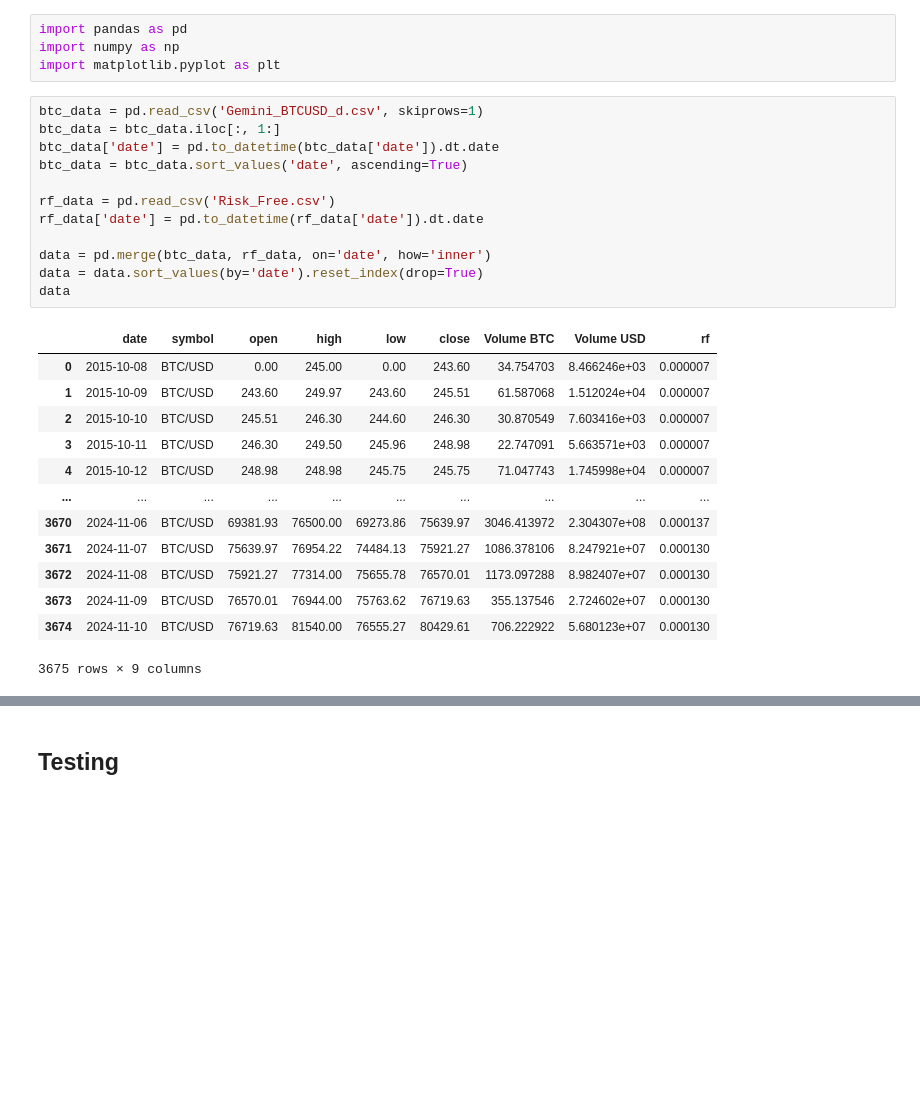
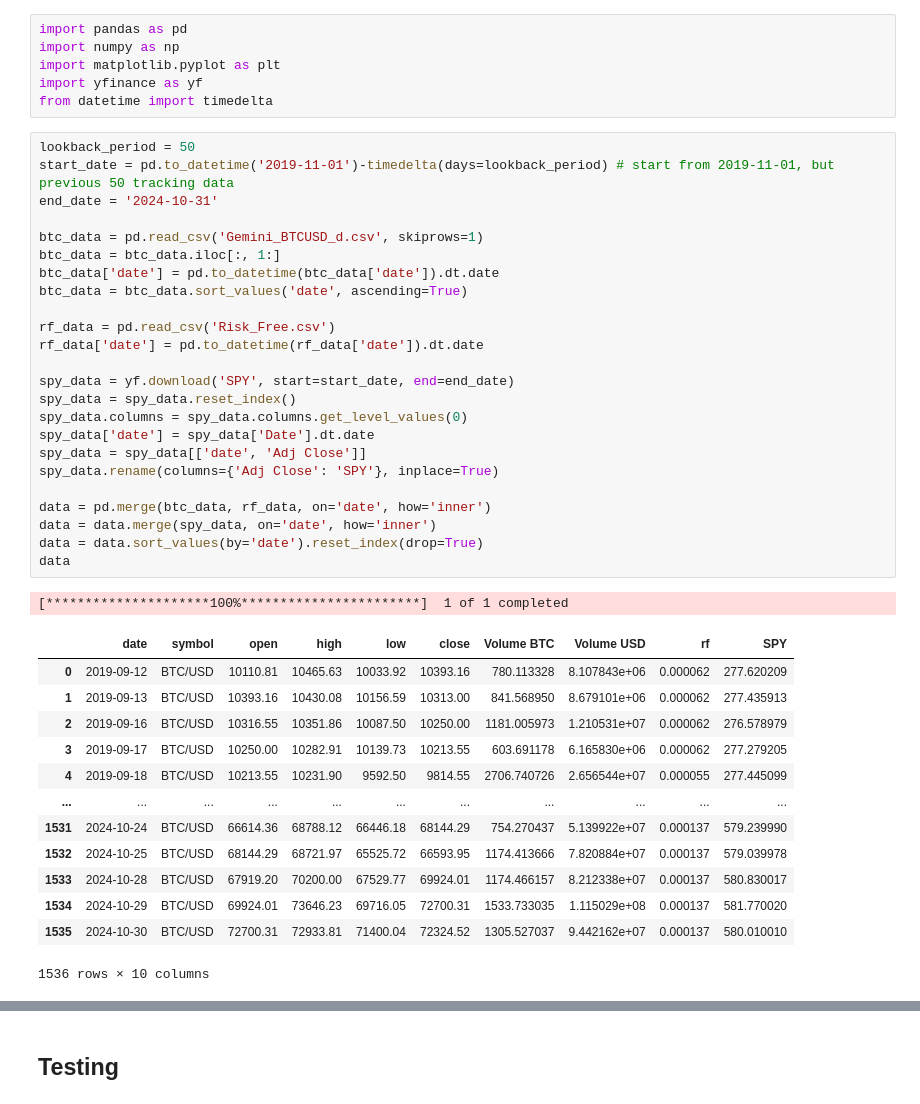
Before and after one commit to memelooody/Bitcoin-Trading-Strategies, a Jupyter notebook: Backtesting.ipynb, the cells around one changed output, grey strips where cells are left out. Cells and saved outputs as stored; diff of their text form; blank space fills up the shorter version.

```diff
--- a/Backtesting.ipynb
+++ b/Backtesting.ipynb
@@ -2,31 +2,46 @@
 import pandas as pd
 import numpy as np
 import matplotlib.pyplot as plt
+import yfinance as yf
+from datetime import timedelta
 # %%
+lookback_period = 50
+start_date = pd.to_datetime('2019-11-01')-timedelta(days=lookback_period) # start from 2019-11-01, but previous 50 tracking data
+end_date = '2024-10-31'
+
 btc_data = pd.read_csv('Gemini_BTCUSD_d.csv', skiprows=1)
 btc_data = btc_data.iloc[:, 1:]
 btc_data['date'] = pd.to_datetime(btc_data['date']).dt.date
 btc_data = btc_data.sort_values('date', ascending=True)
 
 rf_data = pd.read_csv('Risk_Free.csv')
 rf_data['date'] = pd.to_datetime(rf_data['date']).dt.date
 
+spy_data = yf.download('SPY', start=start_date, end=end_date)
+spy_data = spy_data.reset_index()
+spy_data.columns = spy_data.columns.get_level_values(0)
+spy_data['date'] = spy_data['Date'].dt.date
+spy_data = spy_data[['date', 'Adj Close']]
+spy_data.rename(columns={'Adj Close': 'SPY'}, inplace=True)
+
 data = pd.merge(btc_data, rf_data, on='date', how='inner')
+data = data.merge(spy_data, on='date', how='inner')
 data = data.sort_values(by='date').reset_index(drop=True)
 data
 # %% [output]
+[*********************100%***********************]  1 of 1 completed
-|  | date | symbol | open | high | low | close | Volume BTC | Volume USD | rf |
-| 0 | 2015-10-08 | BTC/USD | 0.00 | 245.00 | 0.00 | 243.60 | 34.754703 | 8.466246e+03 | 0.000007 |
-| 1 | 2015-10-09 | BTC/USD | 243.60 | 249.97 | 243.60 | 245.51 | 61.587068 | 1.512024e+04 | 0.000007 |
-| 2 | 2015-10-10 | BTC/USD | 245.51 | 246.30 | 244.60 | 246.30 | 30.870549 | 7.603416e+03 | 0.000007 |
-| 3 | 2015-10-11 | BTC/USD | 246.30 | 249.50 | 245.96 | 248.98 | 22.747091 | 5.663571e+03 | 0.000007 |
-| 4 | 2015-10-12 | BTC/USD | 248.98 | 248.98 | 245.75 | 245.75 | 71.047743 | 1.745998e+04 | 0.000007 |
-| ... | ... | ... | ... | ... | ... | ... | ... | ... | ... |
-| 3670 | 2024-11-06 | BTC/USD | 69381.93 | 76500.00 | 69273.86 | 75639.97 | 3046.413972 | 2.304307e+08 | 0.000137 |
-| 3671 | 2024-11-07 | BTC/USD | 75639.97 | 76954.22 | 74484.13 | 75921.27 | 1086.378106 | 8.247921e+07 | 0.000130 |
-| 3672 | 2024-11-08 | BTC/USD | 75921.27 | 77314.00 | 75655.78 | 76570.01 | 1173.097288 | 8.982407e+07 | 0.000130 |
-| 3673 | 2024-11-09 | BTC/USD | 76570.01 | 76944.00 | 75763.62 | 76719.63 | 355.137546 | 2.724602e+07 | 0.000130 |
-| 3674 | 2024-11-10 | BTC/USD | 76719.63 | 81540.00 | 76555.27 | 80429.61 | 706.222922 | 5.680123e+07 | 0.000130 |
+|  | date | symbol | open | high | low | close | Volume BTC | Volume USD | rf | SPY |
+| 0 | 2019-09-12 | BTC/USD | 10110.81 | 10465.63 | 10033.92 | 10393.16 | 780.113328 | 8.107843e+06 | 0.000062 | 277.620209 |
+| 1 | 2019-09-13 | BTC/USD | 10393.16 | 10430.08 | 10156.59 | 10313.00 | 841.568950 | 8.679101e+06 | 0.000062 | 277.435913 |
+| 2 | 2019-09-16 | BTC/USD | 10316.55 | 10351.86 | 10087.50 | 10250.00 | 1181.005973 | 1.210531e+07 | 0.000062 | 276.578979 |
+| 3 | 2019-09-17 | BTC/USD | 10250.00 | 10282.91 | 10139.73 | 10213.55 | 603.691178 | 6.165830e+06 | 0.000062 | 277.279205 |
+| 4 | 2019-09-18 | BTC/USD | 10213.55 | 10231.90 | 9592.50 | 9814.55 | 2706.740726 | 2.656544e+07 | 0.000055 | 277.445099 |
+| ... | ... | ... | ... | ... | ... | ... | ... | ... | ... | ... |
+| 1531 | 2024-10-24 | BTC/USD | 66614.36 | 68788.12 | 66446.18 | 68144.29 | 754.270437 | 5.139922e+07 | 0.000137 | 579.239990 |
+| 1532 | 2024-10-25 | BTC/USD | 68144.29 | 68721.97 | 65525.72 | 66593.95 | 1174.413666 | 7.820884e+07 | 0.000137 | 579.039978 |
+| 1533 | 2024-10-28 | BTC/USD | 67919.20 | 70200.00 | 67529.77 | 69924.01 | 1174.466157 | 8.212338e+07 | 0.000137 | 580.830017 |
+| 1534 | 2024-10-29 | BTC/USD | 69924.01 | 73646.23 | 69716.05 | 72700.31 | 1533.733035 | 1.115029e+08 | 0.000137 | 581.770020 |
+| 1535 | 2024-10-30 | BTC/USD | 72700.31 | 72933.81 | 71400.04 | 72324.52 | 1305.527037 | 9.442162e+07 | 0.000137 | 580.010010 |
-3675 rows × 9 columns
+1536 rows × 10 columns
 # %%
 # create the signal for the trading range breakout
```
Also changed, not shown: parts of 4 cells of this notebook, 2 other files.
